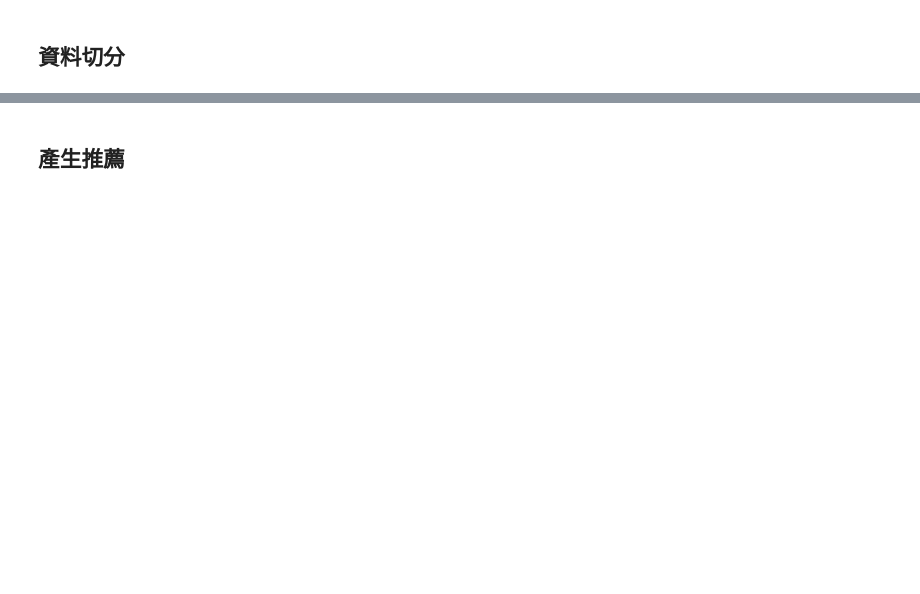
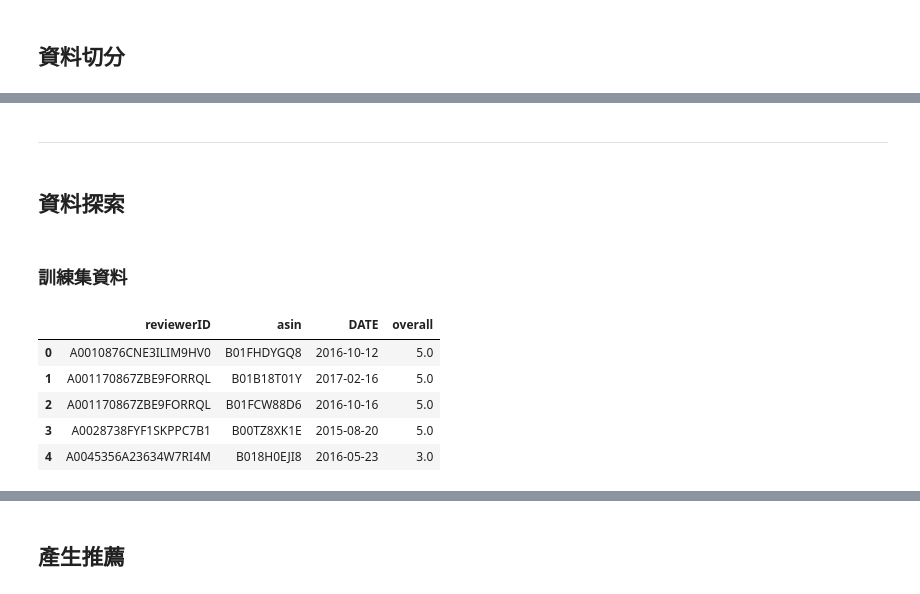
Before and after one commit to yeha98555/data-course-sample, a Jupyter notebook: S5/A6_cf-surprise.ipynb, the cells around one changed output, grey strips where cells are left out. Cells and saved outputs as stored; diff of their text form; code cells hidden in the pictures; blank space fills up the shorter version.

```diff
--- a/S5/A6_cf-surprise.ipynb
+++ b/S5/A6_cf-surprise.ipynb
@@ -63,0 +92,4 @@ users = list(ratings_testings_by_user.keys())
+# %% [markdown]
+---
+# %% [markdown]
+## 資料探索
@@ -63,0 +99,15 @@ users = list(ratings_testings_by_user.keys())
+# %% [markdown]
+### 訓練集資料
+# %%
+# 如果只有一筆就直接填該筆評分，如果有多筆，overall_mean填入評分平均值、overall_lastest填入最近的評分值。
+ratings_trainings_unique = ratings_trainings_tmp.groupby(['reviewerID', 'asin', 'DATE']) \
+                    .agg(overall=('overall', np.mean)) \
+                    .reset_index()
+ratings_trainings_unique.head()
+# %% [output]
+|  | reviewerID | asin | DATE | overall |
+| 0 | A0010876CNE3ILIM9HV0 | B01FHDYGQ8 | 2016-10-12 | 5.0 |
+| 1 | A001170867ZBE9FORRQL | B01B18T01Y | 2017-02-16 | 5.0 |
+| 2 | A001170867ZBE9FORRQL | B01FCW88D6 | 2016-10-16 | 5.0 |
+| 3 | A0028738FYF1SKPPC7B1 | B00TZ8XK1E | 2015-08-20 | 5.0 |
+| 4 | A0045356A23634W7RI4M | B018H0EJI8 | 2016-05-23 | 3.0 |
```
Also changed, not shown: parts of 54 cells of this notebook.
